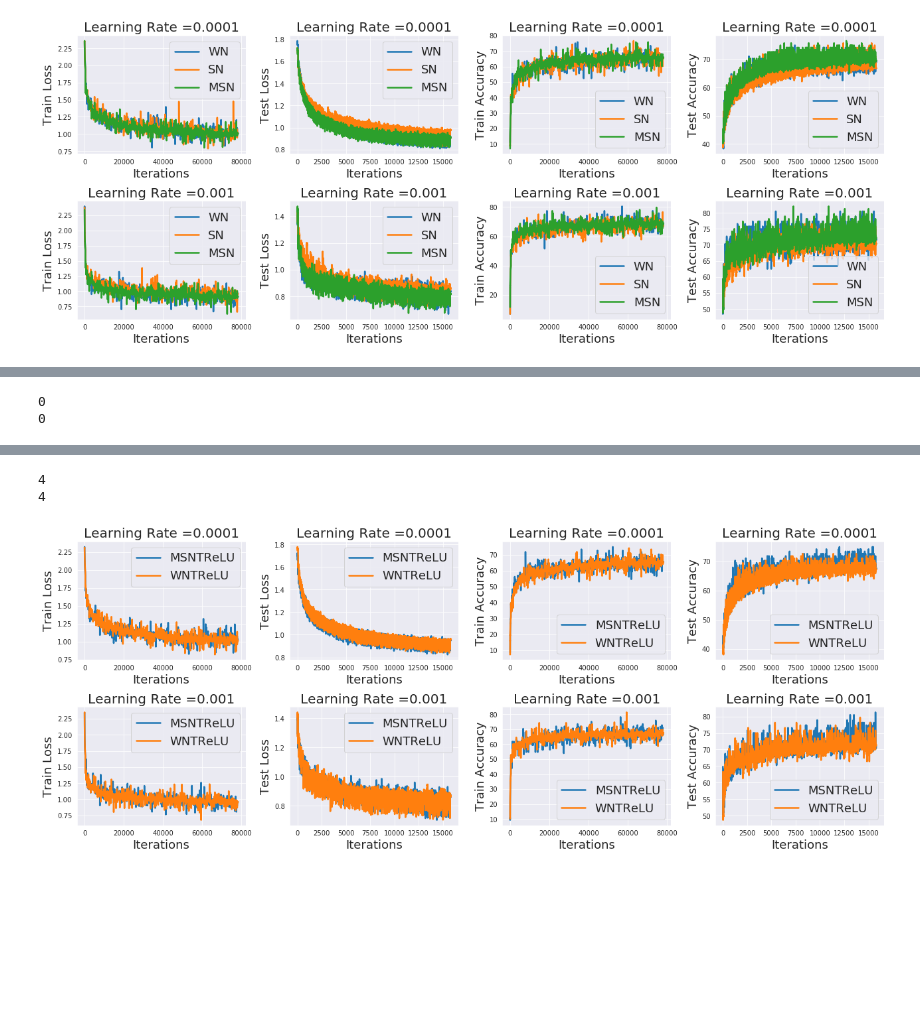
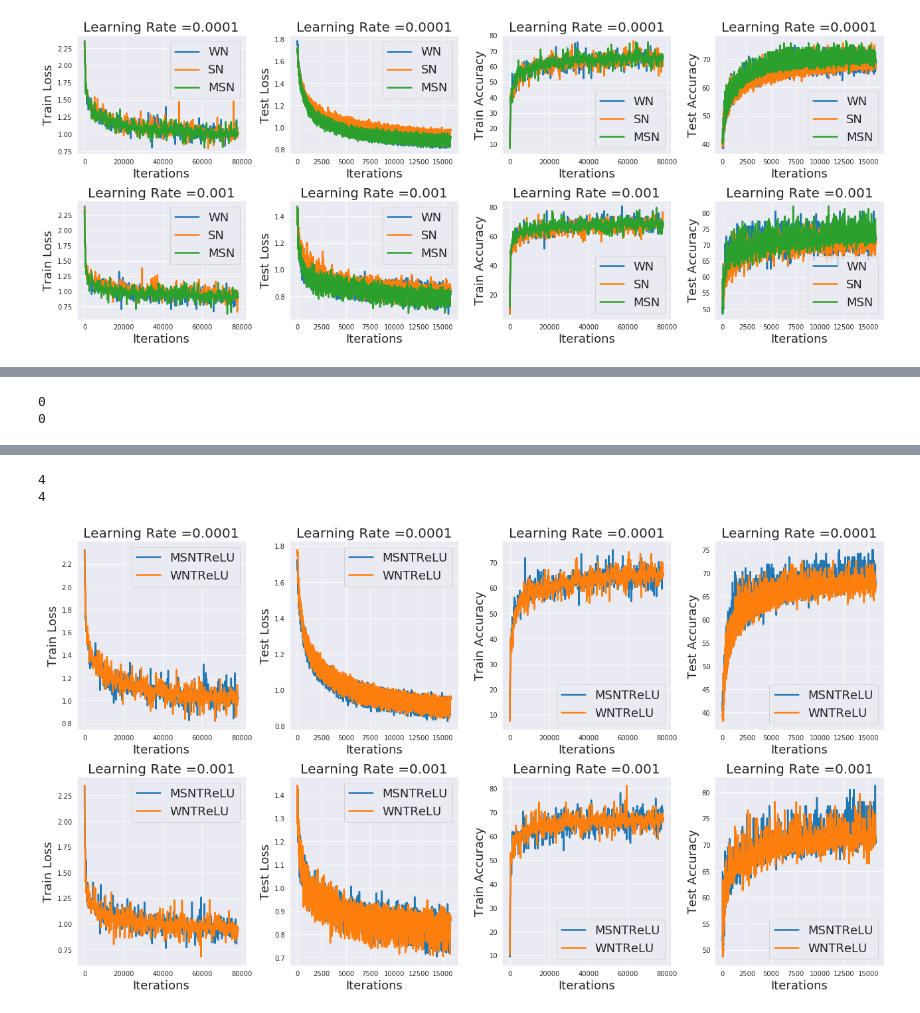
Before and after one commit to AntixK/NeuralBlocks, a Jupyter notebook: notebooks/CIFAR10_DenseNet.ipynb, the cells around one changed output, grey strips where cells are left out. Cells and saved outputs as stored; diff of their text form; code cells hidden in the pictures; blank space fills up the shorter version.

```diff
--- a/notebooks/CIFAR10_DenseNet.ipynb
+++ b/notebooks/CIFAR10_DenseNet.ipynb
@@ -13,7 +13,7 @@ import numpy as np
 import matplotlib.pyplot as plt
 import seaborn as sns
 
-PATH = '/home/robot/Anand/'
+PATH = '/home/antixk/Anand/' # '/home/robot/Anand/'
 sys.path.append(PATH)
 sns.set_style("darkgrid")
 print(sys.path)
@@ -249,7 +249,7 @@ for i, lr in enumerate(tqdm_notebook(LRS)):
         train_acc_log = np.load(SAVE_PATH+"DenseNet_Train_Acc_{}_{}.npy".format(norm,lr))
         test_acc_log= np.load(SAVE_PATH+"DenseNet_Test_Acc_{}_{}.npy".format(norm,lr))
 
-        ax = plt.subplot(3,4,k+1)
+        ax = plt.subplot(2,4,k+1)
         plt.plot(train_loss_log, lw=2.5, label=str(norm))
         plt.xlabel('Iterations', fontsize=18)
         plt.ylabel('Train Loss', fontsize=18)
@@ -257,7 +257,7 @@ for i, lr in enumerate(tqdm_notebook(LRS)):
         plt.grid(True)
         plt.title("Learning Rate ={}".format(lr), fontsize=20);
 
-        ax = plt.subplot(3,4,k+2)
+        ax = plt.subplot(2,4,k+2)
         plt.plot(test_loss_log, lw=2.5, label=str(norm))
         plt.xlabel('Iterations', fontsize=18)
         plt.ylabel('Test Loss', fontsize=18)
@@ -265,7 +265,7 @@ for i, lr in enumerate(tqdm_notebook(LRS)):
         plt.grid(True)
         plt.title("Learning Rate ={}".format(lr), fontsize=20);
 
-        ax = plt.subplot(3,4,k+3)
+        ax = plt.subplot(2,4,k+3)
         plt.plot(train_acc_log, lw=2.5, label=str(norm))
         plt.xlabel('Iterations', fontsize=18)
         plt.ylabel('Train Accuracy', fontsize=18)
@@ -273,7 +273,7 @@ for i, lr in enumerate(tqdm_notebook(LRS)):
         plt.grid(True)
         plt.title("Learning Rate ={}".format(lr), fontsize=20);
 
-        ax = plt.subplot(3,4,k+4)
+        ax = plt.subplot(2,4,k+4)
         plt.plot(test_acc_log, lw=2.5, label=str(norm))
         plt.xlabel('Iterations', fontsize=18)
         plt.ylabel('Test Accuracy', fontsize=18)
@@ -363,7 +363,7 @@ for i, lr in enumerate(tqdm_notebook(LRS)):
         train_acc_log = np.load(SAVE_PATH+"DenseNet_Train_Acc_{}_{}.npy".format(norm,lr))
         test_acc_log= np.load(SAVE_PATH+"DenseNet_Test_Acc_{}_{}.npy".format(norm,lr))
 
-        ax = plt.subplot(3,4,k+1)
+        ax = plt.subplot(2,4,k+1)
         plt.plot(train_loss_log, lw=2.5, label=str(norm))
         plt.xlabel('Iterations', fontsize=18)
         plt.ylabel('Train Loss', fontsize=18)
@@ -371,38 +371,38 @@ for i, lr in enumerate(tqdm_notebook(LRS)):
         plt.grid(True)
         plt.title("Learning Rate ={}".format(lr), fontsize=20);
 
-        ax = plt.subplot(3,4,k+2)
+        ax = plt.subplot(2,4,k+2)
         plt.plot(test_loss_log, lw=2.5, label=str(norm))
         plt.xlabel('Iterations', fontsize=18)
         plt.ylabel('Test Loss', fontsize=18)
         plt.legend(fontsize=18)
         plt.grid(True)
         plt.title("Learning Rate ={}".format(lr), fontsize=20);
 
-        ax = plt.subplot(3,4,k+3)
+        ax = plt.subplot(2,4,k+3)
         plt.plot(train_acc_log, lw=2.5, label=str(norm))
         plt.xlabel('Iterations', fontsize=18)
         plt.ylabel('Train Accuracy', fontsize=18)
         plt.legend(fontsize=18)
         plt.grid(True)
         plt.title("Learning Rate ={}".format(lr), fontsize=20);
 
-        ax = plt.subplot(3,4,k+4)
+        ax = plt.subplot(2,4,k+4)
         plt.plot(test_acc_log, lw=2.5, label=str(norm))
         plt.xlabel('Iterations', fontsize=18)
         plt.ylabel('Test Accuracy', fontsize=18)
         plt.legend(fontsize=18)
         plt.grid(True)
         plt.title("Learning Rate ={}".format(lr), fontsize=20);
     k+= 4
 plt.tight_layout()
 plt.savefig(SAVE_PATH+'Weight_reparam_act_Results.pdf', dpi=400)
 # %% [output]
 [interactive output not drawn]
 [interactive output not drawn]
 0
 0
 [interactive output not drawn]
 4
 4
-[figure, old version]
+[figure, new version]
```
Also changed, not shown: parts of 2 cells of this notebook, 9 other files.
